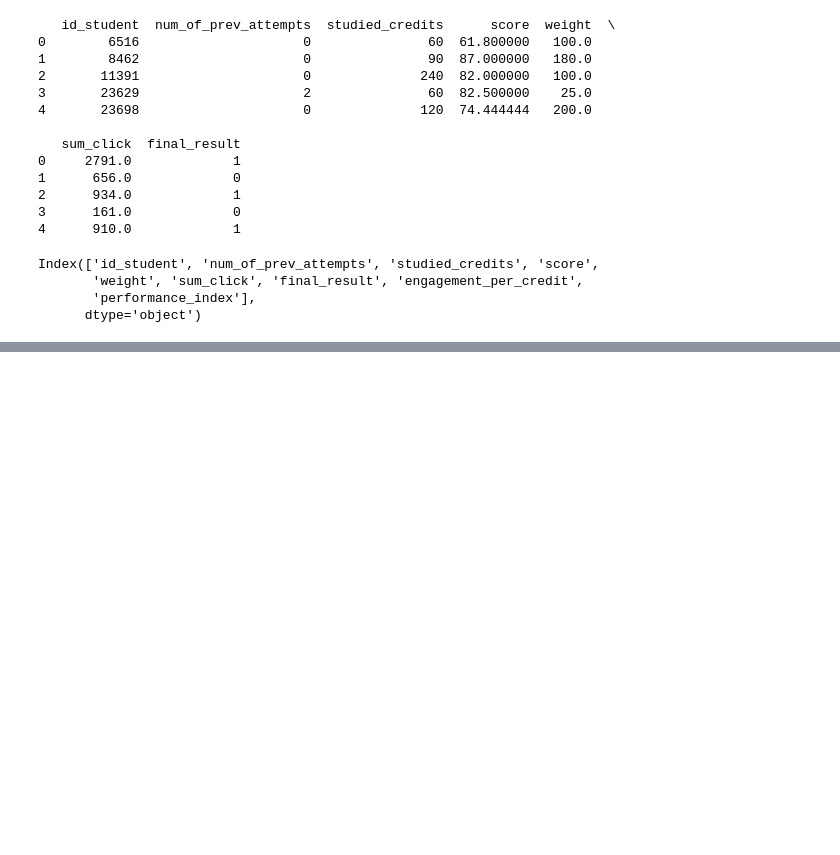
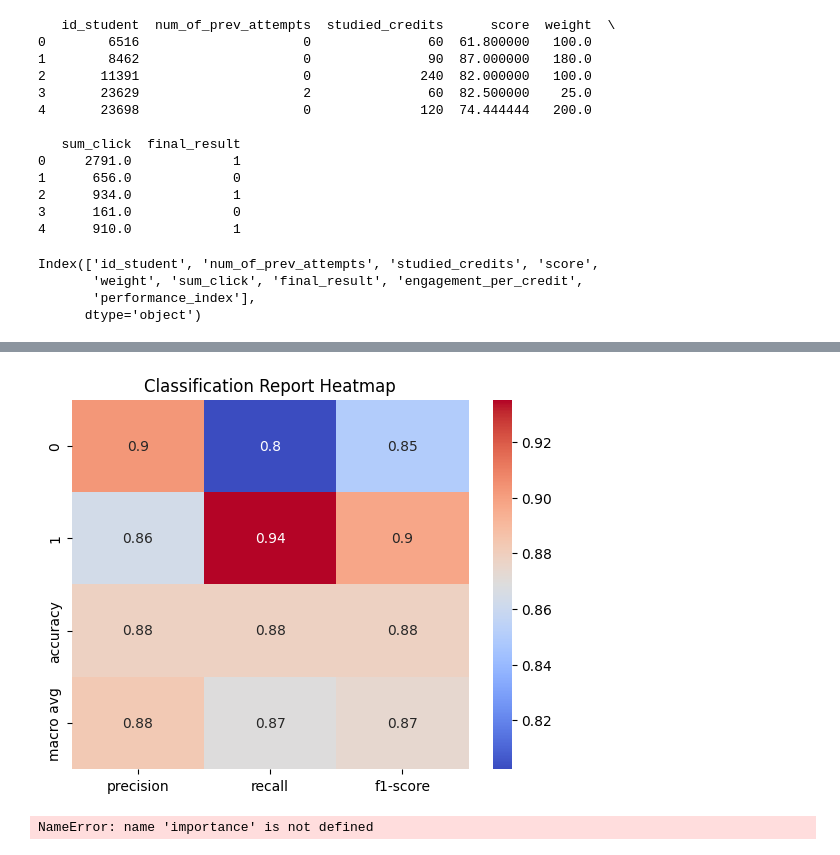
Before and after one commit to inafees14/intelligent-erp-analytics, a Jupyter notebook: backend/app/ml_models/train.ipynb, the cells around one changed output, grey strips where cells are left out. Drawn from its saved outputs; the diff is of its cells as text; code cells hidden in the pictures; blank space fills up the shorter version.

```diff
--- a/backend/app/ml_models/train.ipynb
+++ b/backend/app/ml_models/train.ipynb
@@ -321,0 +683,21 @@ plt.show()
+# %%
+import seaborn as sns
+from sklearn.metrics import classification_report
+import pandas as pd
+
+report = classification_report(y_test, y_pred, output_dict=True)
+df = pd.DataFrame(report).transpose()
+
+sns.heatmap(df.iloc[:-1, :-1], annot=True, cmap="coolwarm")
+plt.title("Classification Report Heatmap")
+plt.show()
+# %% [output]
+[figure, added]
+# %%
+plt.figure(figsize=(10,6))
+plt.barh(features.columns, importance)
+plt.title("Feature Importance (XGBoost)")
+plt.xlabel("Importance Score")
+plt.show()
+# %% [output]
+NameError: name 'importance' is not defined
```
Also changed, not shown: parts of 15 cells of this notebook, 1 other file.
